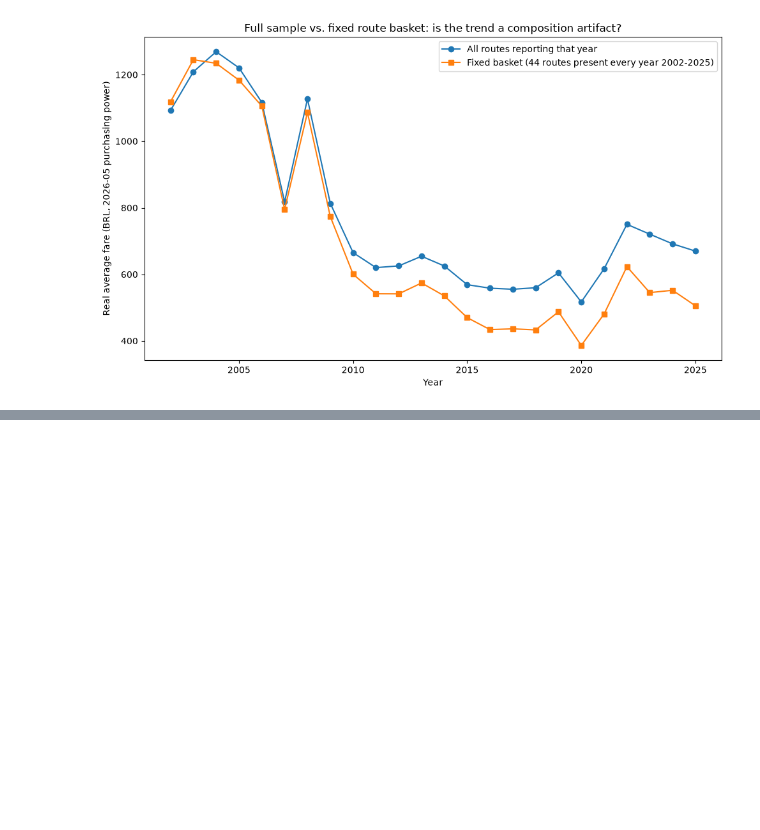
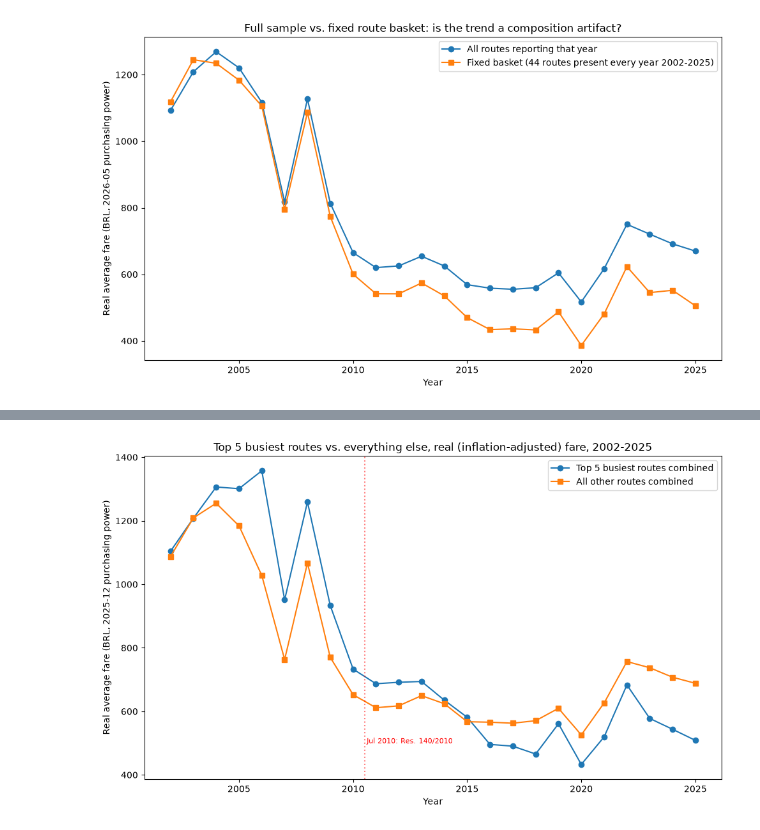
Before and after one commit to fredericohorst/flight-fares-analysis, a Jupyter notebook: airline_prices.ipynb, the cells around one changed output, grey strips where cells are left out. Cells and saved outputs as stored; diff of their text form; code cells hidden in the pictures; blank space fills up the shorter version.

```diff
--- a/airline_prices.ipynb
+++ b/airline_prices.ipynb
@@ -214,0 +311,23 @@ coefficient-of-variation cells above for route-level spread); 2026 is excluded a
+# %%
+is_top5 = metrics['RouteAgg'].isin(top5_routes)
+
+top5_combined_yearly = metrics[is_top5].groupby('Year').apply(
+    lambda x: weighted_average(x['WeightedAverageFareReal'], x['TotalSeats']), include_groups=False
+).rename('AvgFareReal').reset_index()
+
+others_combined_yearly = metrics[~is_top5].groupby('Year').apply(
+    lambda x: weighted_average(x['WeightedAverageFareReal'], x['TotalSeats']), include_groups=False
+).rename('AvgFareReal').reset_index()
+
+trend_test(top5_combined_yearly, 'AvgFareReal', 'Top 5 combined, full period 2002-2025')
+trend_test(top5_combined_yearly[top5_combined_yearly['Year'] >= 2011], 'AvgFareReal', 'Top 5 combined, 2011-2025')
+trend_test(others_combined_yearly, 'AvgFareReal', 'All other routes combined, full period 2002-2025')
+trend_test(others_combined_yearly[others_combined_yearly['Year'] >= 2011], 'AvgFareReal', 'All other routes combined, 2011-2025')
+
+# fixed-basket version of "all other routes", to rule out composition effects the same way as before
+others_basket = [r for r in basket_recent if r not in top5_routes]
+others_fixed_yearly = metrics[metrics['RouteAgg'].isin(others_basket) & (metrics['Year'] >= 2011)].groupby('Year').apply(
+    lambda x: weighted_average(x['WeightedAverageFareReal'], x['TotalSeats']), include_groups=False
+).rename('AvgFareReal').reset_index()
+print(f"'Other routes' fixed basket: {len(others_basket)} routes present every year 2011-2025")
+trend_test(others_fixed_yearly, 'AvgFareReal', f'Other routes, fixed basket of {len(others_basket)}, 2011-2025')
@@ -214,0 +350,14 @@ coefficient-of-variation cells above for route-level spread); 2026 is excluded a
+# %%
+fig, ax = plt.subplots(figsize=(10, 6))
+ax.plot(top5_combined_yearly['Year'], top5_combined_yearly['AvgFareReal'], marker='o', label='Top 5 busiest routes combined')
+ax.plot(others_combined_yearly['Year'], others_combined_yearly['AvgFareReal'], marker='s', label='All other routes combined')
+ax.axvline(2010.5, color='red', linestyle=':', alpha=0.5)
+ax.text(2010.6, others_combined_yearly['AvgFareReal'].min() * 0.95, 'Jul 2010: Res. 140/2010', fontsize=8, color='red')
+ax.set_xlabel('Year')
+ax.set_ylabel(f"Real average fare (BRL, {metrics['YearMonth'].max()} purchasing power)")
+ax.set_title('Top 5 busiest routes vs. everything else, real (inflation-adjusted) fare, 2002-2025')
+ax.legend()
+plt.tight_layout()
+plt.show()
+# %% [output]
+[figure, added]
```
Also changed, not shown: parts of 8 cells of this notebook.
